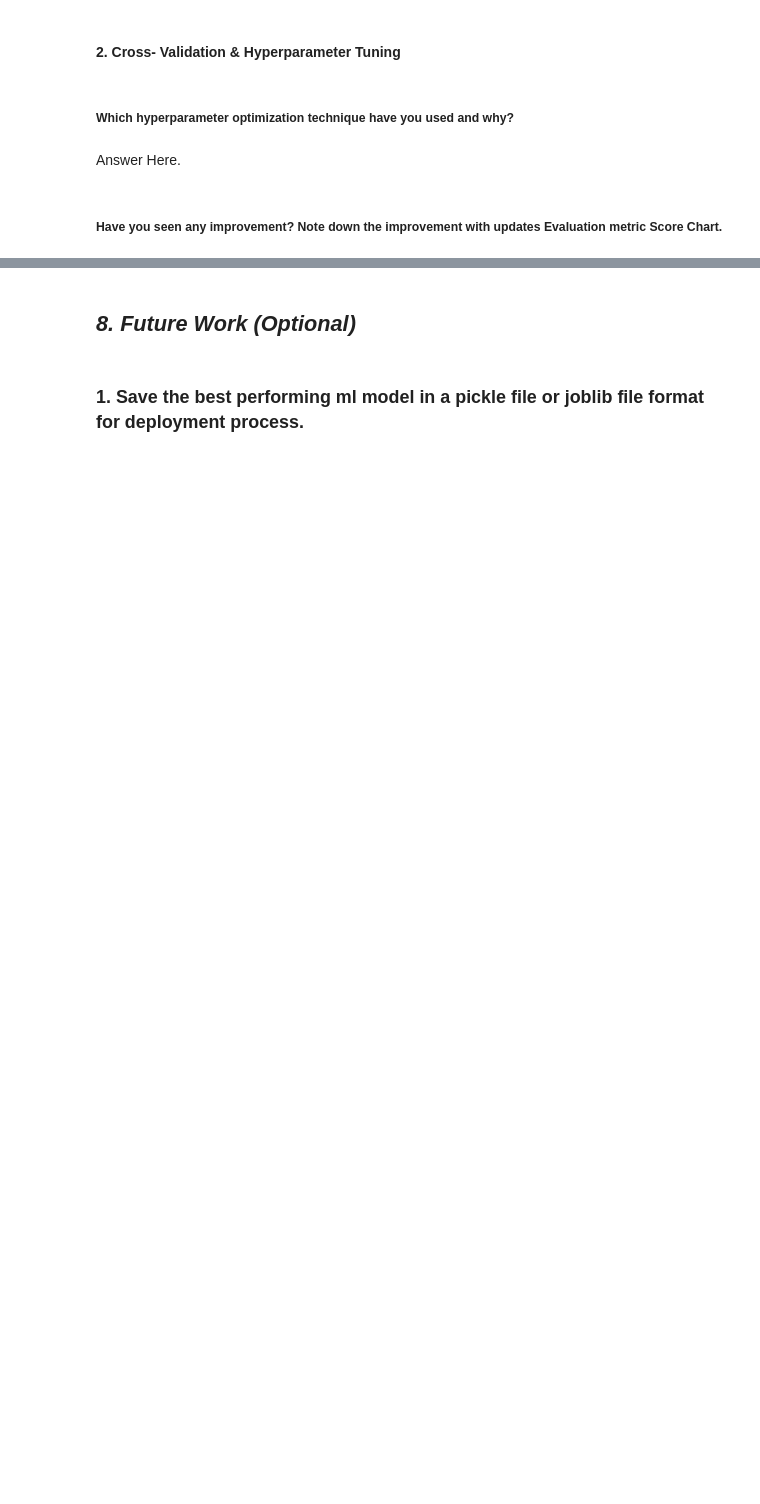
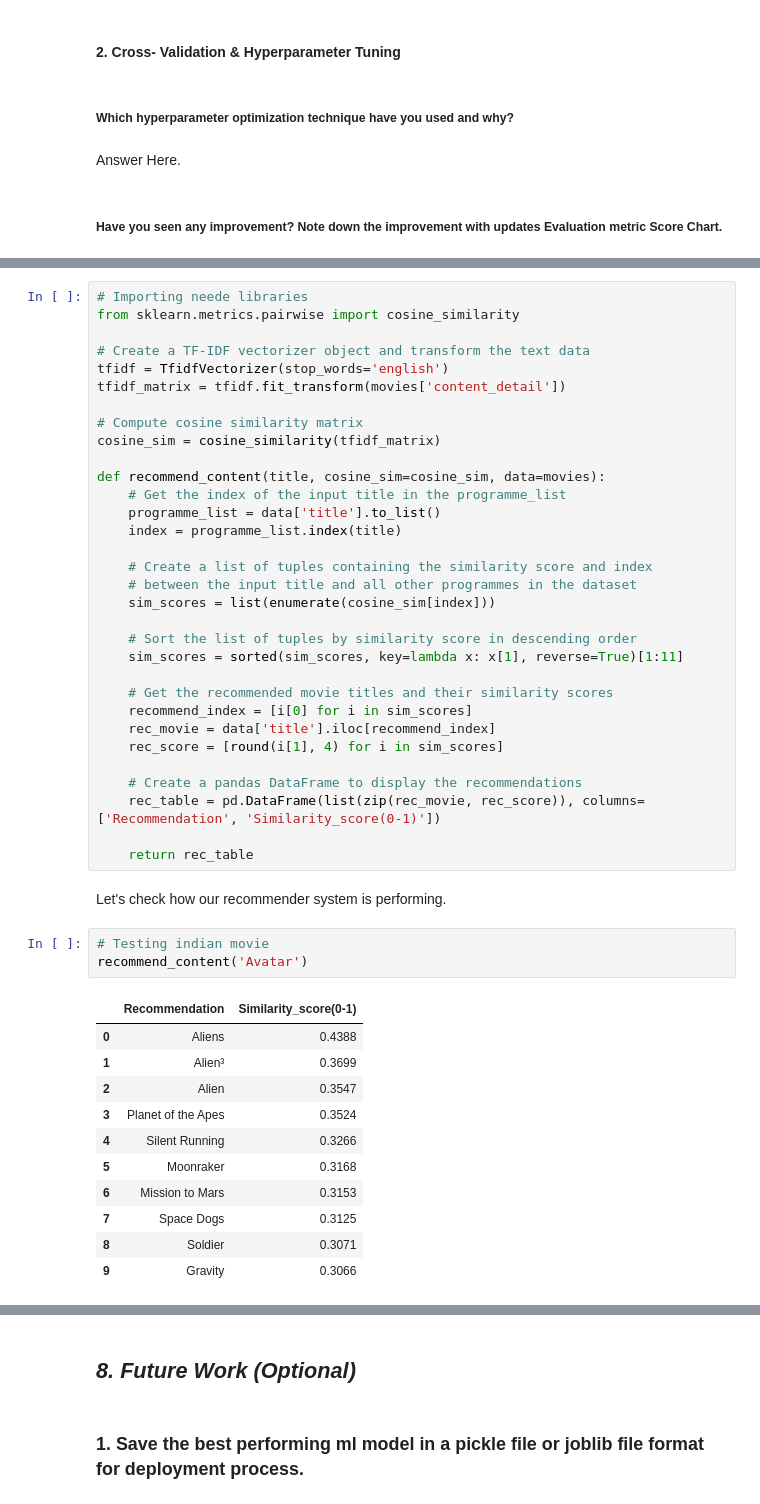
Before and after one commit to vipra88/Movie-ML-NLP-Recommendation-System, a Jupyter notebook: Movie_ML_and_recommedation_project.ipynb, the cells around one changed output, grey strips where cells are left out. Saved outputs shown, nothing was run; the diff lists cells and outputs as text; blank space fills up the shorter version.

```diff
--- a/Movie_ML_and_recommedation_project.ipynb
+++ b/Movie_ML_and_recommedation_project.ipynb
@@ -1274,0 +1611,49 @@ Answer Here.
+# %%
+# Importing neede libraries
+from sklearn.metrics.pairwise import cosine_similarity
+
+# Create a TF-IDF vectorizer object and transform the text data
+tfidf = TfidfVectorizer(stop_words='english')
+tfidf_matrix = tfidf.fit_transform(movies['content_detail'])
+
+# Compute cosine similarity matrix
+cosine_sim = cosine_similarity(tfidf_matrix)
+
+def recommend_content(title, cosine_sim=cosine_sim, data=movies):
+    # Get the index of the input title in the programme_list
+    programme_list = data['title'].to_list()
+    index = programme_list.index(title)
+
+    # Create a list of tuples containing the similarity score and index
+    # between the input title and all other programmes in the dataset
+    sim_scores = list(enumerate(cosine_sim[index]))
+
+    # Sort the list of tuples by similarity score in descending order
+    sim_scores = sorted(sim_scores, key=lambda x: x[1], reverse=True)[1:11]
+
+    # Get the recommended movie titles and their similarity scores
+    recommend_index = [i[0] for i in sim_scores]
+    rec_movie = data['title'].iloc[recommend_index]
+    rec_score = [round(i[1], 4) for i in sim_scores]
+
+    # Create a pandas DataFrame to display the recommendations
+    rec_table = pd.DataFrame(list(zip(rec_movie, rec_score)), columns=['Recommendation', 'Similarity_score(0-1)'])
+
+    return rec_table
+# %% [markdown]
+Let's check how our recommender system is performing.
+# %%
+# Testing indian movie
+recommend_content('Avatar')
+# %% [output]
+|  | Recommendation | Similarity_score(0-1) |
+| 0 | Aliens | 0.4388 |
+| 1 | Alien³ | 0.3699 |
+| 2 | Alien | 0.3547 |
+| 3 | Planet of the Apes | 0.3524 |
+| 4 | Silent Running | 0.3266 |
+| 5 | Moonraker | 0.3168 |
+| 6 | Mission to Mars | 0.3153 |
+| 7 | Space Dogs | 0.3125 |
+| 8 | Soldier | 0.3071 |
+| 9 | Gravity | 0.3066 |
```
Also changed, not shown: parts of 120 cells of this notebook.
